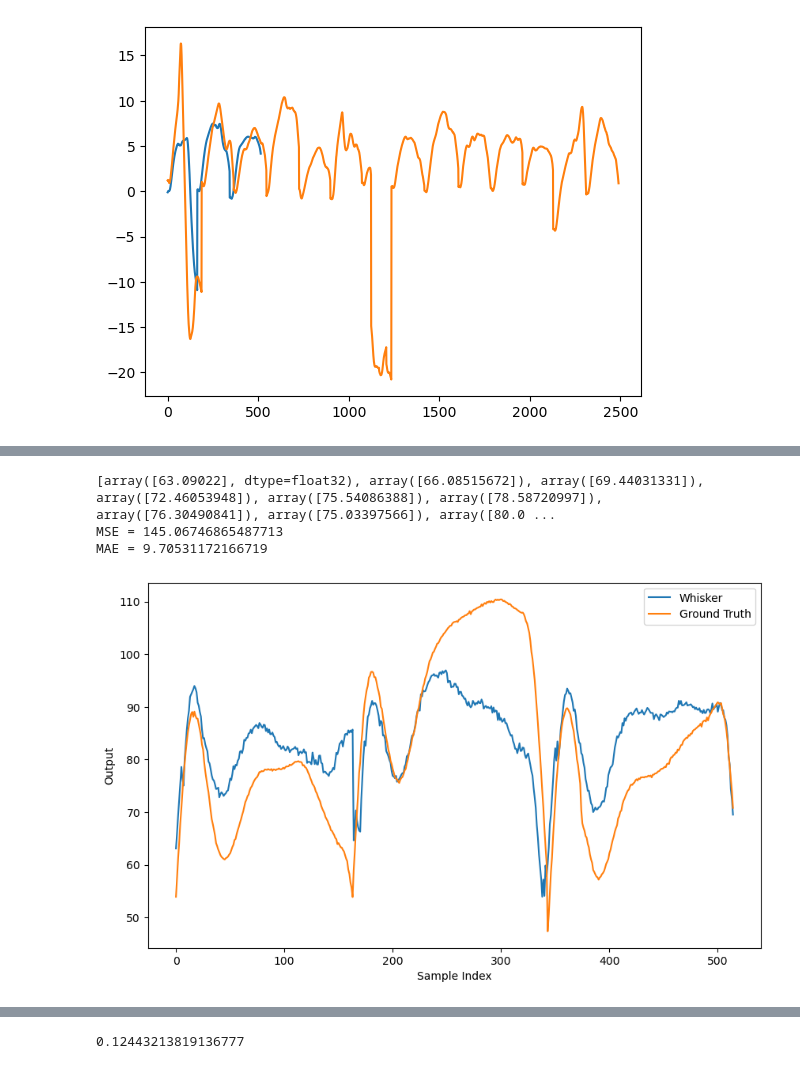
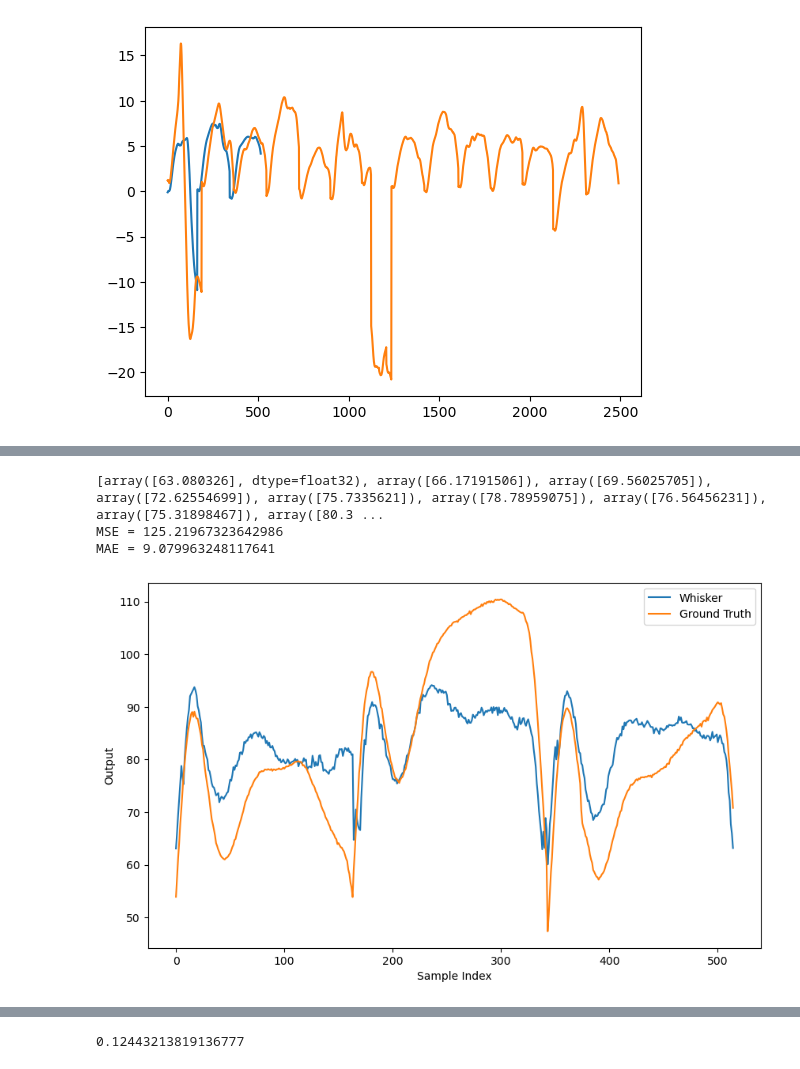
Before and after one commit to TacYee/crazyflie-firmware-bl, a Jupyter notebook: examples/demos/app_whiskers_CF/data/data_preprocess.ipynb, the cells around one changed output, grey strips where cells are left out. Drawn from its saved outputs; the diff is of its cells as text; code cells hidden in the pictures.

```diff
--- a/examples/demos/app_whiskers_CF/data/data_preprocess.ipynb
+++ b/examples/demos/app_whiskers_CF/data/data_preprocess.ipynb
@@ -90,7 +90,7 @@ file_paths = ['20241209-2/data1.csv', '20241209-2/data17.csv', '20241209-2/data2
               '20241209-2/data9.csv', '20241209-2/data13.csv', '20241209-2/data6.csv', '20241209-2/data12.csv',
               '20241209-2/data7.csv', '20241209-2/data11.csv', '20241209-2/data3.csv', '20241209-2/data4.csv',
               '20241209-2/data8.csv', '20241209-2/data18.csv']
-train_whisker1, train_whisker2, train_laser1, train_laser2, train_GT1, train_GT2, train_orientation, train_position= process_data(file_paths[:14])
+train_whisker1, train_whisker2, train_laser1, train_laser2, train_GT1, train_GT2, train_orientation, train_position= process_data(file_paths[:17])
 test_whisker1, test_whisker2, test_laser1, test_laser2, test_GT1, test_GT2, test_orientation, test_position = process_data(file_paths[14:17])
 
 train_whisker1_filtered, train_whisker2_filtered, train_laser1_filtered,train_laser2_filtered, train_GT1_filtered,train_GT2_filtered, train_orientation_filtered, _ = filter_data_both(train_whisker1, train_whisker2, train_laser1, train_laser2, train_GT1, train_GT2, 10, train_orientation, train_position)
@@ -99,8 +99,16 @@ test_whisker1_filtered, test_whisker2_filtered, test_laser1_filtered, test_laser
 scaler = StandardScaler()
 train_whisker1_filtered_N = scaler.fit_transform(train_whisker1_filtered)
 test_whisker1_filtered_N = scaler.transform(test_whisker1_filtered)
+mean_train = scaler.mean_
+std_train = scaler.scale_
+print(mean_train)
+print(std_train)
 train_whisker2_filtered_N = scaler.fit_transform(train_whisker2_filtered)
 test_whisker2_filtered_N = scaler.transform(test_whisker2_filtered)
+mean_train = scaler.mean_
+std_train = scaler.scale_
+print(mean_train)
+print(std_train)
 
 filtered_data_counts = np.zeros((len(file_paths), 1), dtype=int)  # 2表示有两个过滤后的数据
 for i, file_path in enumerate(file_paths):
@@ -416,7 +423,7 @@ from model import *
 from torch.utils.data import DataLoader, TensorDataset
 device = torch.device('cuda' if torch.cuda.is_available() else 'cpu')
 model = MLP(input_size=3, hidden_size=32, output_size=1, dropout_prob=0.1).to(device)
-best_model_path='MLP_best_model_save/mlp_bs_32_lr_0.001_reg_0.001_do_0.1_rmse_9.8377_whisker2.pt'
+best_model_path='MLP_best_model_save/U_mlp_bs_32_lr_0.001_reg_0.001_do_0.1_rmse_9.8377_whisker2.pt'
 model.load_state_dict(torch.load(best_model_path))
 test_whisker_tensor = torch.Tensor(test_whisker2_filtered_N)
 test_GT_tensor = torch.Tensor(test_GT2_filtered)
@@ -534,9 +541,9 @@ test_pre2_3 = test_pre2[343:515]
 test_position2_1 = test_position_filtered[0:164]
 test_position2_2 = test_position_filtered[164:343]
 test_position2_3 = test_position_filtered[343:515]
-test_yaw2_1 = test_orientation_filtered[0:164] - 2.6
-test_yaw2_2 = test_orientation_filtered[164:343] - 2.6
-test_yaw2_3 = test_orientation_filtered[343:515] - 2.6
+test_yaw2_1 = test_orientation_filtered[0:164]
+test_yaw2_2 = test_orientation_filtered[164:343]
+test_yaw2_3 = test_orientation_filtered[343:515]
 # 初始状态和噪声配置
 initial_states = [test_pre2_1[0], test_pre2_2[0], test_pre2_3[0]]
 initial_positions = [test_position2_1[0], test_position2_2[0], test_position2_3[0]]
@@ -546,37 +553,37 @@ process_noise = np.array([[0.001]])
 measurement_noise = np.array([[1]])
 
 # 应用卡尔曼滤波
 test_kal2_1 = apply_kalman_filterFLAT2(initial_states[0], initial_positions[0], initial_yaws[0], test_pre2_1, test_position2_1, test_yaw2_1)
 test_kal2_2 = apply_kalman_filterFLAT2(initial_states[1], initial_positions[1], initial_yaws[1],test_pre2_2, test_position2_2, test_yaw2_2)
 test_kal2_3 = apply_kalman_filterFLAT2(initial_states[2], initial_positions[2], initial_yaws[2],test_pre2_3, test_position2_3, test_yaw2_3)
 
 # 合并结果
 test_kal2 = test_kal2_1 + test_kal2_2 + test_kal2_3
 print(test_kal2)
 # 计算损失
 MSE_loss = mean_squared_error(test_kal2, test_GT2_filtered)
 MAE_loss = mean_absolute_error(test_kal2, test_GT2_filtered)
 
 print(f'MSE = {MSE_loss}')
 print(f'MAE = {MAE_loss}')
 
 # 保存图像
 test_image_folder = 'FLAT_MLP_KF_test_image_save_whisker2'
 os.makedirs(test_image_folder, exist_ok=True)
 test_image_output_file = f'{test_image_folder}/whisker2_kf_certainnoise_50_0.1_1.png'
 
 plt.figure(figsize=(10, 6))
 plt.plot(test_kal2, label='Whisker')
 plt.plot(test_GT2_filtered, label='Ground Truth')
 plt.legend()
 plt.xlabel('Sample Index')
 plt.ylabel('Output')
 plt.savefig(test_image_output_file)
 # %% [output]
-[array([63.09022], dtype=float32), array([66.08515672]), array([69.44031331]), array([72.46053948]), array([75.54086388]), array([78.58720997]), array([76.30490841]), array([75.03397566]), array([80.0 ...
-MSE = 145.06746865487713
-MAE = 9.70531172166719
+[array([63.080326], dtype=float32), array([66.17191506]), array([69.56025705]), array([72.62554699]), array([75.7335621]), array([78.78959075]), array([76.56456231]), array([75.31898467]), array([80.3 ...
+MSE = 125.21967323642986
+MAE = 9.079963248117641
-[figure, old version]
+[figure, new version]
 # %%
 #KF Flat3_seperate whisker1 and whisker2
 import numpy as np
```
Also changed, not shown: parts of 12 cells of this notebook, 21 other files.
